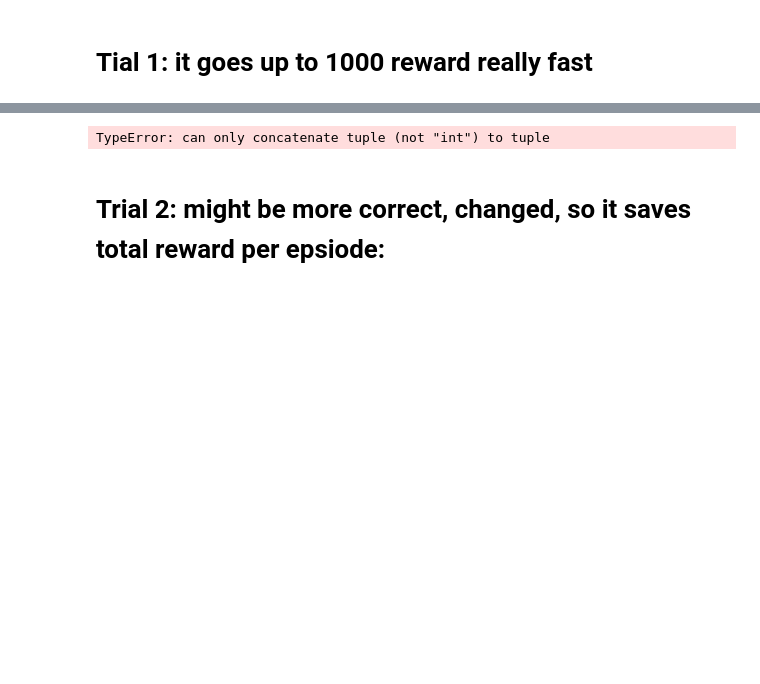
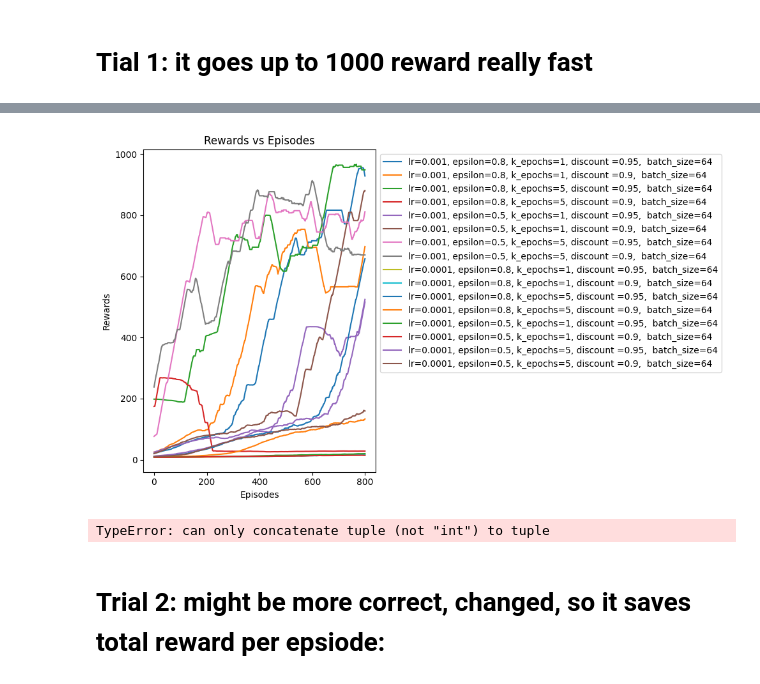
Before and after one commit to saraahmadi3/inf368, a Jupyter notebook: project/final_task7.ipynb, the cells around one changed output, grey strips where cells are left out. Saved outputs shown, nothing was run; the diff lists cells and outputs as text; code cells hidden in the pictures; blank space fills up the shorter version.

```diff
--- a/project/final_task7.ipynb
+++ b/project/final_task7.ipynb
@@ -202,6 +210,0 @@ class PPOAgent:
-# %%
-PPO = PPOAgent(4, 1)
-env = gym.make('InvertedPendulum-v4')
-rewards = PPO.train(env, total_episodes=10, reward_save_path='./rewards/rewards_2.pkl')
-env= gym.make('InvertedPendulum-v4',render_mode='human')
-PPO.evaluate(env, num_episodes=100)
@@ -221,11 +210,0 @@ KeyboardInterrupt:
-# %%
-env= gym.make('InvertedPendulum-v4',render_mode='human')
-rewards=0
-state=env.reset()[0]
-# %%
-
-action=PPO.select_action(state)[0]
-obs, reward, done, info, _ = env.step(action)
-rewards+=reward
-state=obs
-print(rewards)
@@ -297,3 +366,31 @@ df_results
+# %%
+import pandas as pd
+import matplotlib.pyplot as plt
+import ast
+
+# Load the data
+df = pd.read_csv('./rewards/ex_results_f.csv')
+
+# Create the plot
+plt.figure(figsize=(10, 6))
+size = 200
+# Iterate over each row in the dataframe and plot the rewards
+for index, row in df.iterrows():
+    rewards = ast.literal_eval(row['rewards'])
+    moving_average = np.convolve(rewards, np.ones(size)/size, mode='valid')
+    plt.plot(moving_average, label=f'lr={row["lr"]}, epsilon={row["epsilon"]}, k_epochs={row["k_epochs"]}, discount ={row["discount"]},  batch_size={row["batch_size"]}')
+
+# Add labels and title
+plt.xlabel('Episodes')
+plt.ylabel('Rewards')
+plt.title('Rewards vs Episodes')
+plt.legend(loc='upper left', bbox_to_anchor=(1, 1))
+
+# Show the plot
+plt.tight_layout()
+plt.show()
+# %% [output]
+[figure, added]
 # %%
 # class ActorCritic(nn.Module):
 #     def __init__(self, state_dim, action_dim, hidden_size=64):
```
Also changed, not shown: parts of 14 cells of this notebook, 6 other files.
